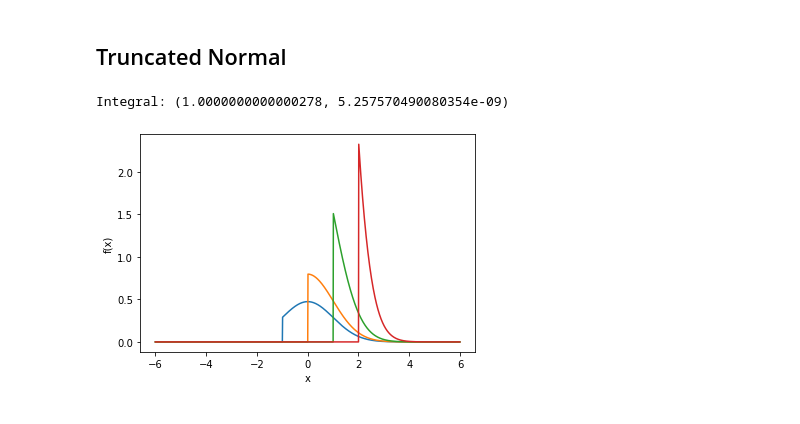
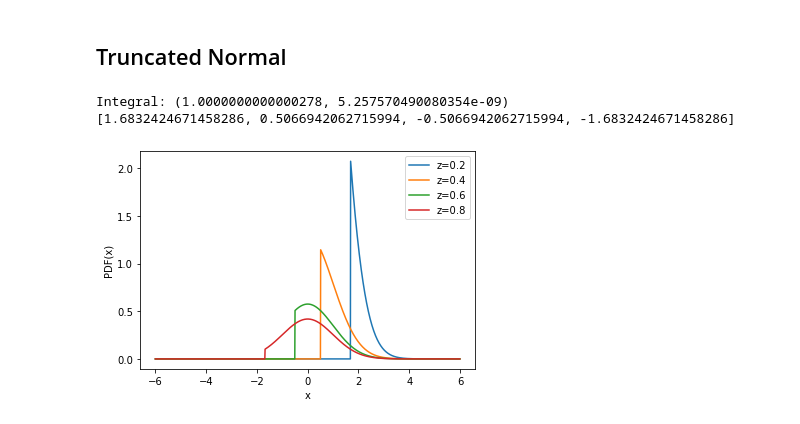
Before and after one commit to tmrhombus/QG, a Jupyter notebook: HORT812/examples/bivariatenormal.ipynb, the cells around one changed output. Cells and saved outputs as stored; diff of their text form; code cells hidden in the pictures.

Commit message:
truncated bivariate normal plot w/ mean

```diff
--- a/HORT812/examples/bivariatenormal.ipynb
+++ b/HORT812/examples/bivariatenormal.ipynb
@@ -75,7 +67,7 @@ plt.show()
 # %%
 from scipy.stats import norm
 
-def PDF_truncnorm(x, mu, sigma, xmin=-float('inf'), xmax=float('inf')):
+def PDF_truncnorm(x, mu, sigma, xmin=-np.inf, xmax=np.inf):
     """
     Return probability density at x for truncated normal distribution
     defined by parameters mu, sigma
@@ -87,45 +79,66 @@ def PDF_truncnorm(x, mu, sigma, xmin=-float('inf'), xmax=float('inf')):
 
     # inside bounds
     else:
      dist = norm(loc=mu, scale=sigma)
      # dist must be renormalized such that the total integral = 1
      L = norm.cdf(xmax)-norm.cdf(xmin)
      #print(L)
 
      return norm.pdf(x)/L
 
-
-PDF_truncnorm(2.1,0,1,xmin=2)
+# PDF_truncnorm(2.1,0,1,xmin=2)
 
 # check integral
 from scipy.integrate import quad
-#I = quad(PDF_truncnorm, -np.inf, np.inf, args=(0,1))
-I = quad(PDF_truncnorm, -np.inf, np.inf, args=(0,1,2))
-print("Integral: {}".format(I))
+#I = quad(PDF_truncnorm, -np.inf, np.inf, args=(0,1,2))
+#print("Integral: {}".format(I))
+
+# set parameters of distribution
+x1mean = 0
+x1s2   = 2
+
+# selection intensity
+#  i = PDF(a)/(1-CDF(a))
+#  let z = fraction selected
+#  a = Quant(1-z)
+#  i = PDF( Quant(1-z) ) / z
+z=0.5
+origdist = norm(loc=x1mean, scale=x1s2)
+#intensity = origdist.pdf( origdist.ppf( 1-z ) ) / z
+
 
 # plotting
 fig, ax = plt.subplots()
 x= np.arange(-6,6,0.01)
 y1=[]
 y2=[]
 y3=[]
 y4=[]
+cutoffs = []
+zs = [0.2,0.4,0.6,0.8]
+for z in zs:
+ cutoffs.append( origdist.ppf( 1-z ) )
+#print(cutoffs)
+
+
 for anx in x:
-    y1.append(PDF_truncnorm(anx,0,1,xmin=-1))
-    y2.append(PDF_truncnorm(anx,0,1,xmin=0))
-    y3.append(PDF_truncnorm(anx,0,1,xmin=1))
-    y4.append(PDF_truncnorm(anx,0,1,xmin=2))
+    y1.append(PDF_truncnorm(anx,x1mean,x1s2,xmin=cutoffs[0]))
+    y2.append(PDF_truncnorm(anx,x1mean,x1s2,xmin=cutoffs[1]))
+    y3.append(PDF_truncnorm(anx,x1mean,x1s2,xmin=cutoffs[2]))
+    y4.append(PDF_truncnorm(anx,x1mean,x1s2,xmin=cutoffs[3]))
 #print(x)
 #print(y)
 #ax.set_title('N(0,$1^2$)')
 ax.set_xlabel('x')
-ax.set_ylabel('f(x)')
-ax.plot(x, y1)
-ax.plot(x, y2)
-ax.plot(x, y3)
-ax.plot(x, y4)
+ax.set_ylabel('PDF(x)')
+ax.plot(x, y1, label="z={}".format(zs[0]))
+ax.plot(x, y2, label="z={}".format(zs[1]))
+ax.plot(x, y3, label="z={}".format(zs[2]))
+ax.plot(x, y4, label="z={}".format(zs[3]))
 #ax.set_ylim(0,0.45)
+ax.legend()
 plt.show()
 # %% [output]
 Integral: (1.0000000000000278, 5.257570490080354e-09)
+[1.6832424671458286, 0.5066942062715994, -0.5066942062715994, -1.6832424671458286]
-[figure, old version]
+[figure, new version]
```
Also changed, not shown: parts of 3 cells of this notebook.
